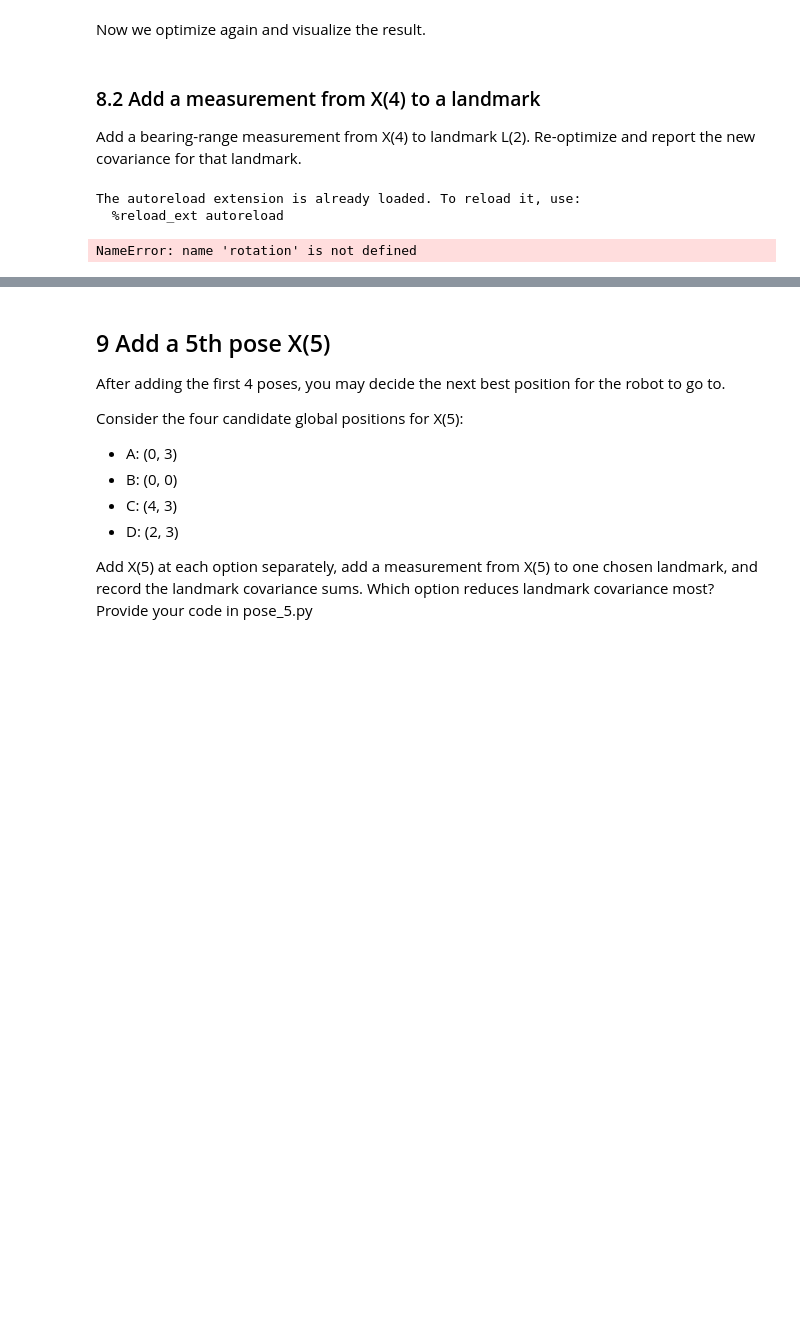
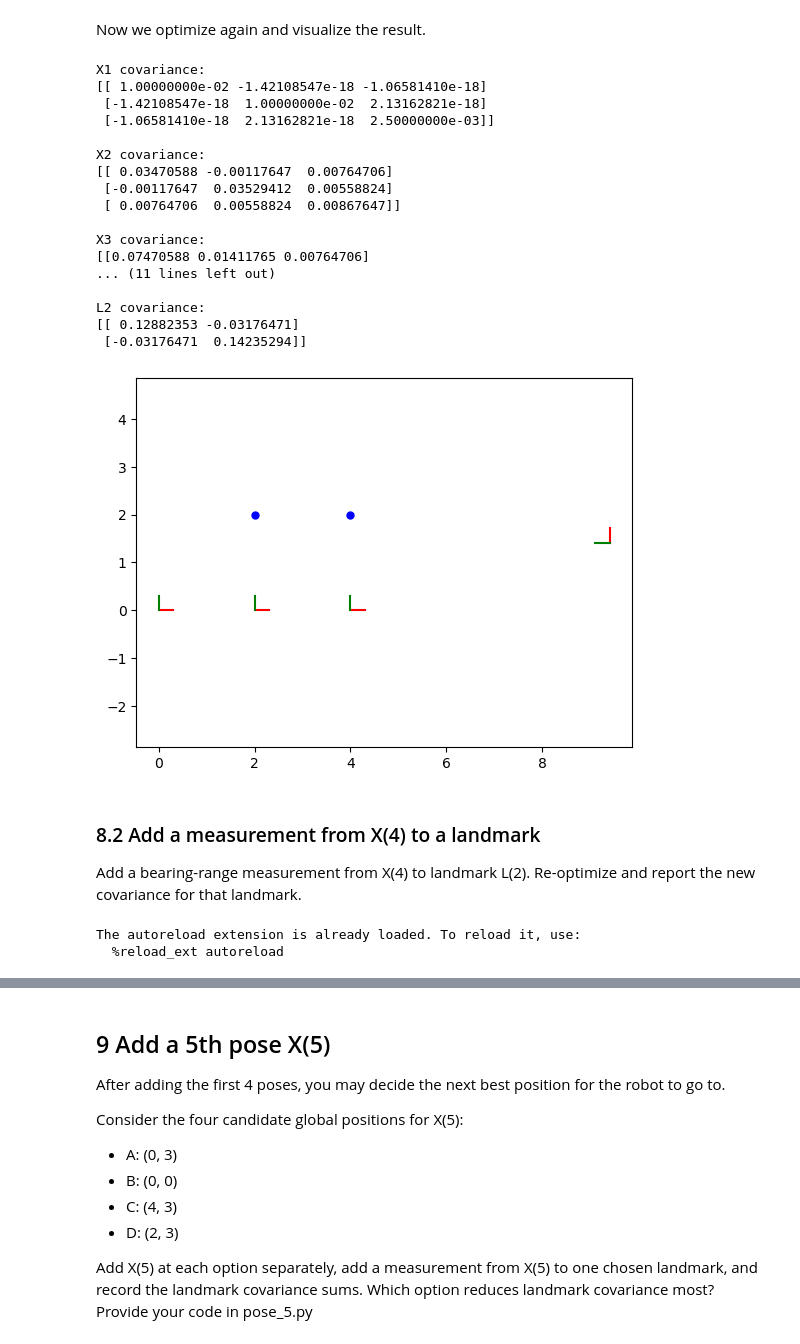
Before and after one commit to TUe-4TB00/graph-slam-graded-gaborbezsilla, a Jupyter notebook: assignment.ipynb, the cells around one changed output, grey strips where cells are left out. Saved outputs shown, nothing was run; the diff lists cells and outputs as text; code cells hidden in the pictures; blank space fills up the shorter version.

Commit message:
Fixed issue in add_pose 4 and finished add landmark (2a,2b)

```diff
--- a/assignment.ipynb
+++ b/assignment.ipynb
@@ -309,20 +309,67 @@ tests/test_1b_add_pose.py::test_add_pose PASSED                          [100%]
 # %% [markdown]
 Now we optimize again and visualize the result.
 # %%
-# Optimize using Levenberg-Marquardt optimization.
+"""Optimize using Levenberg-Marquardt optimization."""
+# Creating LM parameters (`gtsam.LevenbergMarquardtParams`). We'll use the defaults.
+params = gtsam.LevenbergMarquardtParams()
+# Creating the optimizer instance, providing the graph, initial estimate, and parameters.
+optimizer = gtsam.LevenbergMarquardtOptimizer(graph, initial_estimate, params)
 
-# Perform the optimization
+"""Perform the optimization"""
+# Running the optimization
+result = optimizer.optimize()
+
+"""Calculate marginal covariances for all variables."""
+# Calculating marginal covariances for all variables.
+marginals = gtsam.Marginals(graph, result)
+
+# Print the covariance matrix for each variable
+print("X1 covariance:\n{}\n".format(marginals.marginalCovariance(X(1))))
+print("X2 covariance:\n{}\n".format(marginals.marginalCovariance(X(2))))
+print("X3 covariance:\n{}\n".format(marginals.marginalCovariance(X(3))))
+print("X4 covariance:\n{}\n".format(marginals.marginalCovariance(X(4))))
 
 
-# Calculate marginal covariances for all variables.
-
-# Visualize the updated factor graph
+print("L1 covariance:\n{}\n".format(marginals.marginalCovariance(L(1))))
+print("L2 covariance:\n{}\n".format(marginals.marginalCovariance(L(2))))
 
 
+"""Visualize the updated factor graph"""
+fig = plt.figure(1)
+axes = fig.add_subplot()
+axes = fig.axes[0]
+
 # Plot 2D poses
-
+poses : gtsam.Values = gtsam.utilities.allPose2s(result)
+for key in poses.keys():
+    pose = poses.atPose2(key)
+    gp.plot_pose2_on_axes(axes, pose, axis_length=0.3)
 
 # Plot 2D landmarks
+landmarks : np.ndarray = gtsam.utilities.extractPoint2(result) # 2xn array
+for landmark in landmarks:
+    gp.plot_point2_on_axes(axes, landmark, linespec="b")
+
+axes.set_aspect("equal", adjustable="datalim")
+# %% [output]
+X1 covariance:
+[[ 1.00000000e-02 -1.42108547e-18 -1.06581410e-18]
+ [-1.42108547e-18  1.00000000e-02  2.13162821e-18]
+ [-1.06581410e-18  2.13162821e-18  2.50000000e-03]]
+
+X2 covariance:
+[[ 0.03470588 -0.00117647  0.00764706]
+ [-0.00117647  0.03529412  0.00558824]
+ [ 0.00764706  0.00558824  0.00867647]]
+
+X3 covariance:
+[[0.07470588 0.01411765 0.00764706]
+... (11 lines left out)
+
+L2 covariance:
+[[ 0.12882353 -0.03176471]
+ [-0.03176471  0.14235294]]
+[figure, added]
 # %% [markdown]
 ### 8.2 Add a measurement from X(4) to a landmark
 
@@ -338,7 +385,6 @@ graph = add_landmark_measurement(graph, initial_estimate, result)
 # %% [output]
 The autoreload extension is already loaded. To reload it, use:
   %reload_ext autoreload
-NameError: name 'rotation' is not defined
 # %%
 # Run this cell to test your implementation
 # The exclamation markt is used to run shell commands from within the notebook
```
Also changed, not shown: parts of 2 cells of this notebook, 2 other files.
